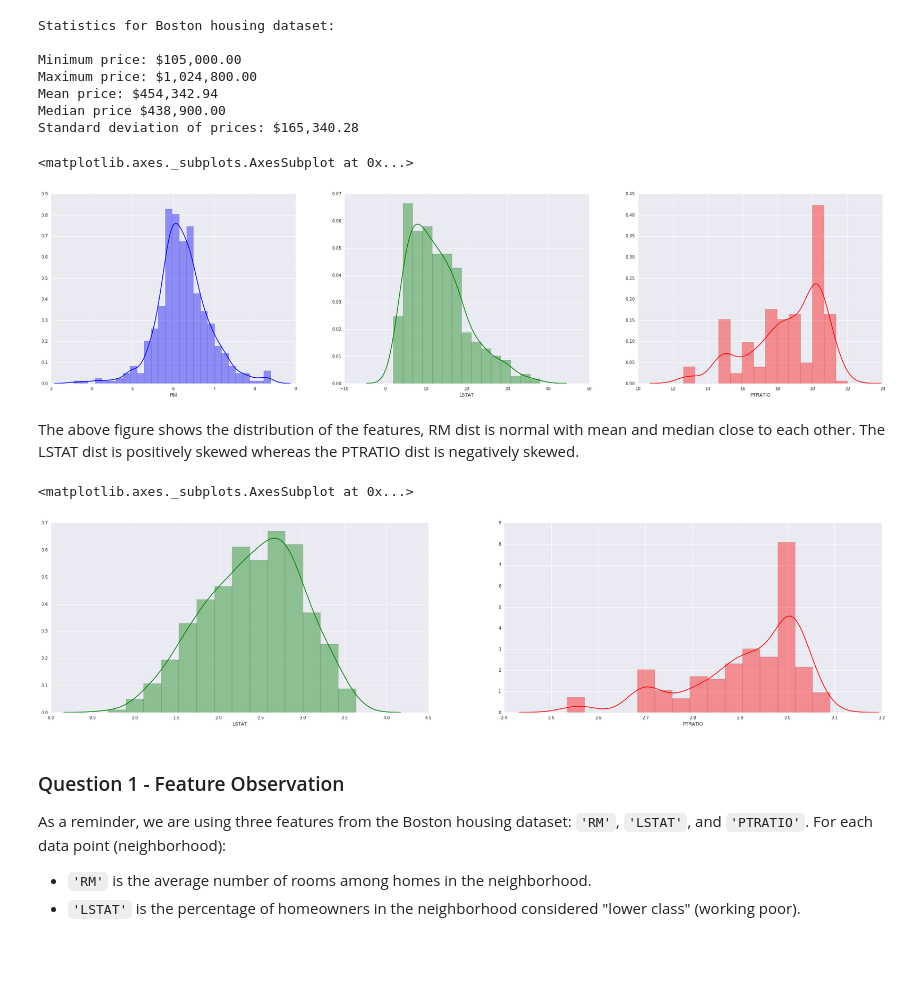
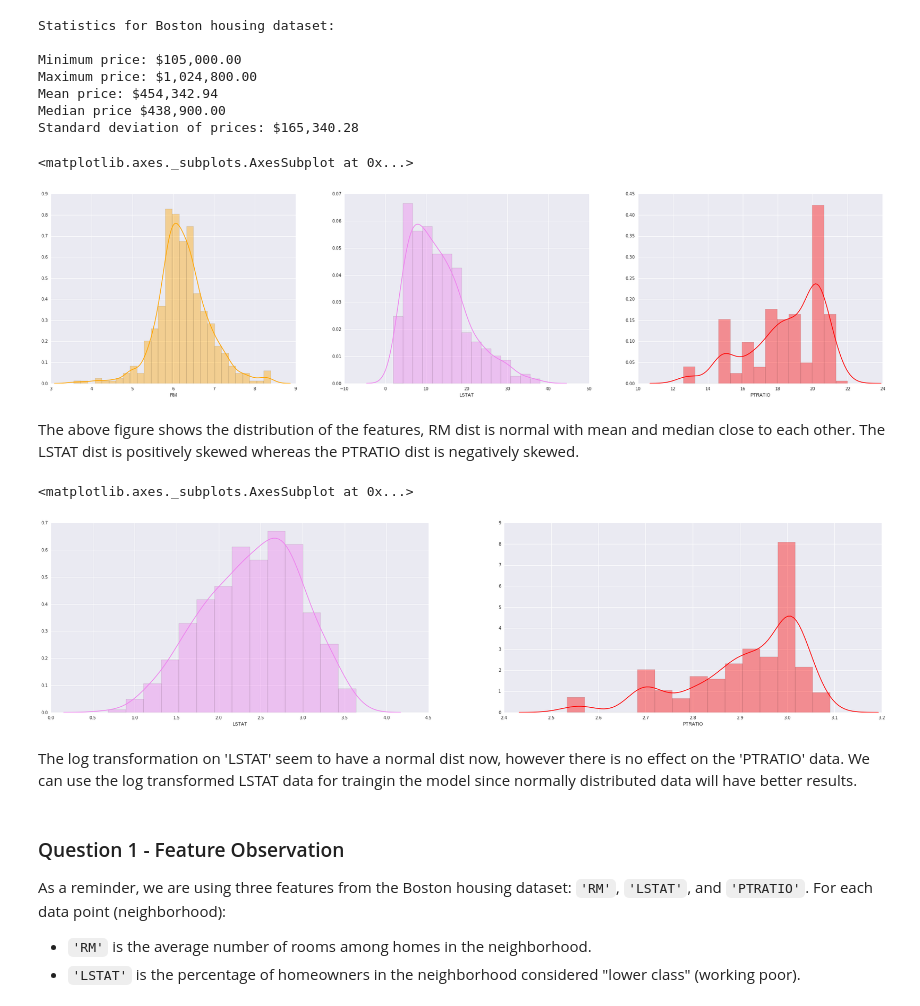
Before and after one commit to kavirajm/mlnd, a Jupyter notebook: boston_housing/boston_housing.ipynb, the cells around one changed output. Cells and saved outputs as stored; diff of their text form; code cells hidden in the pictures; blank space fills up the shorter version.

```diff
--- a/boston_housing/boston_housing.ipynb
+++ b/boston_housing/boston_housing.ipynb
@@ -89,28 +89,29 @@ Standard deviation of prices: $165,340.28
 import matplotlib.pyplot as plt
 import seaborn as sb
 plt.subplots(ncols=3,figsize=(35,8))
-clr = ['blue', 'green', 'red']
 plt.subplot(131)
-sb.distplot(data['RM'],  color = 'blue')
+sb.distplot(data['RM'],  color = 'orange')
 plt.subplot(132)
-sb.distplot(data['LSTAT'],  color = 'green')
+sb.distplot(data['LSTAT'],  color = 'violet')
 plt.subplot(133)
 sb.distplot(data['PTRATIO'],  color = 'red')
 # %% [output]
 <matplotlib.axes._subplots.AxesSubplot at 0x...>
-[figure, old version]
+[figure, new version]
 # %% [markdown]
 The above figure shows the distribution of the features, RM dist is normal with mean and median close to each other.
 The LSTAT dist is positively skewed whereas the PTRATIO dist is negatively skewed.
 # %%
 plt.subplots(ncols=3,figsize=(35,8))
 plt.subplot(121)
-sb.distplot(np.log(data['LSTAT']),  color = 'green')
+sb.distplot(np.log(data['LSTAT']),  color = 'violet')
 plt.subplot(122)
-sb.distplot(np.log(data['PTRATIO']),  color = 'red')
+Tsb.distplot(np.log(data['PTRATIO']),  color = 'red')
 # %% [output]
 <matplotlib.axes._subplots.AxesSubplot at 0x...>
-[figure, old version]
+[figure, new version]
+# %% [markdown]
+The log transformation on 'LSTAT' seem to have a normal dist now, however there is no effect on the 'PTRATIO' data. We can use the log transformed LSTAT data for traingin the model since normally distributed data will have better results.
 # %% [markdown]
 ### Question 1 - Feature Observation
 As a reminder, we are using three features from the Boston housing dataset: `'RM'`, `'LSTAT'`, and `'PTRATIO'`. For each data point (neighborhood):
```
Also changed, not shown: parts of 12 cells of this notebook.
